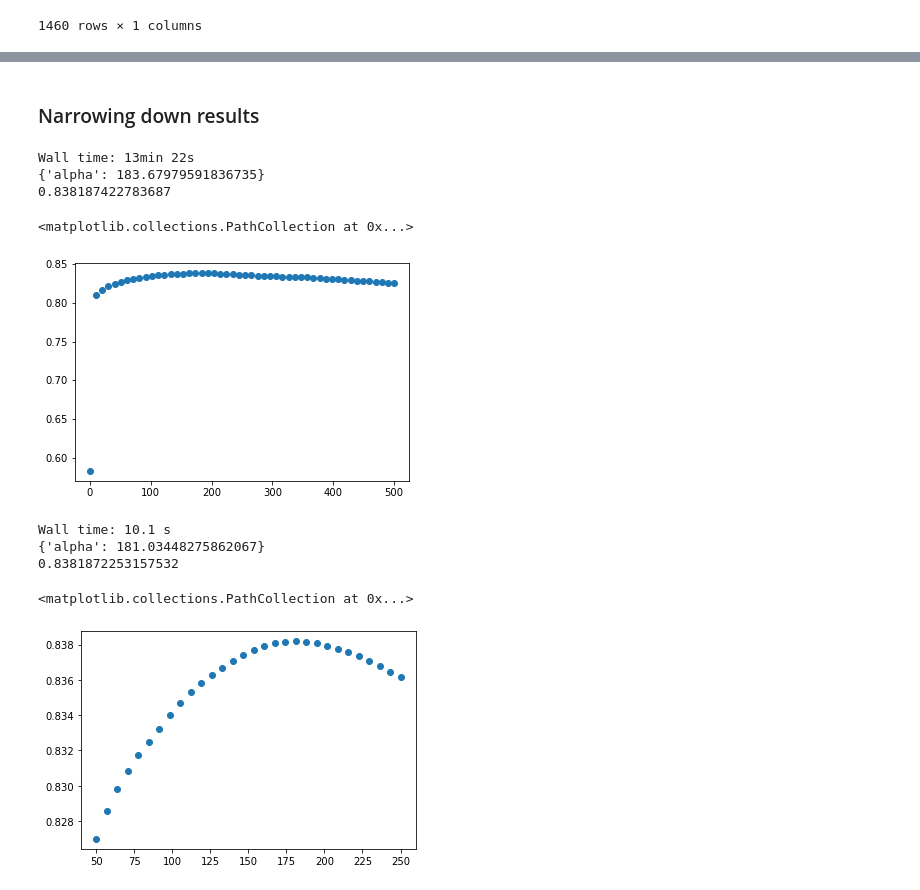
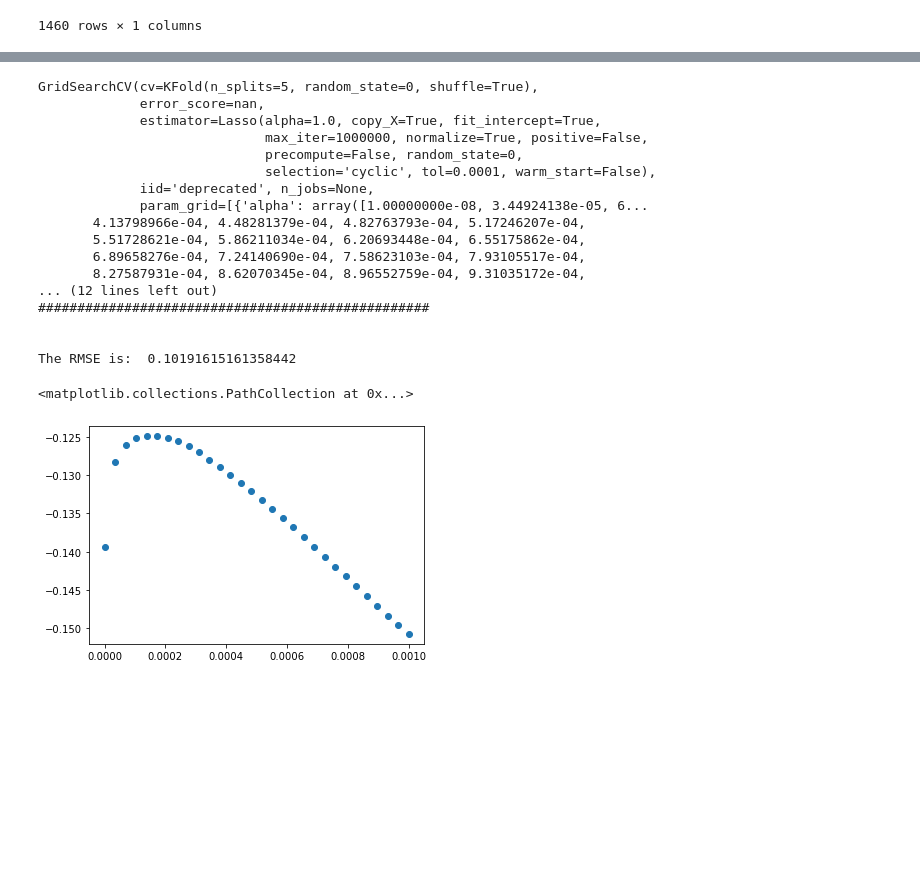
Before and after one commit to tdchoi7/ML_Project_Self, a Jupyter notebook: ML_HousingPrice_ModelTraining_Predicting.ipynb, the cells around one changed output, grey strips where cells are left out. Drawn from its saved outputs; the diff is of its cells as text; code cells hidden in the pictures; blank space fills up the shorter version.

Commit message:
1st attempt at lasso

```diff
--- a/ML_HousingPrice_ModelTraining_Predicting.ipynb
+++ b/ML_HousingPrice_ModelTraining_Predicting.ipynb
@@ -122,0 +88,4 @@ hp_saleprice
+# %%
+xtrain, xtest, ytrain, ytest = ms.train_test_split(hp_linear_fullyimputed, hp_logsaleprice, test_size=0.2, random_state=0)
+# %%
+ytrain = ytrain.values.flatten()
@@ -123,7 +94,7 @@ hp_saleprice
 # %%
-hp_sp_flat = hp_saleprice.values.flatten()
+lasso = Lasso(random_state=0, max_iter=1000000, normalize=True)
 
-lasso = Lasso(random_state=0, max_iter=1000000)
+# n_folds_lin = ms.StratifiedKFold(n_splits=5, random_state=0, shuffle=True)
 
-n_folds_lin = ms.StratifiedKFold(n_splits=5, random_state=0, shuffle=True)
+n_folds_lin = ms.KFold(n_splits=5, random_state=0, shuffle=True)
 # %%
@@ -147,38 +147,47 @@ Wall time: 2min 29s
-# %% [markdown]
-### Narrowing down results
 # %%
-alphas = np.linspace(1e-2, 500, 50)
+alphas = np.linspace(1e-8, 1e-3, 30)
 
 gparam_lasso = [{'alpha': alphas}]
 
-gs_lasso = GridSearchCV(lasso, gparam_lasso, cv=n_folds_lin)
-%time gs_lasso.fit(hp_linear_fullyimputed, hp_sp_flat)
+gs_lasso = GridSearchCV(lasso, gparam_lasso, cv=n_folds_lin, scoring='neg_root_mean_squared_error', return_train_score=True)
 
-print(gs_lasso.best_params_)
-print(gs_lasso.best_score_)
+print(gs_lasso.fit(xtrain, ytrain))
+
+print('#'*50)
+print('\n')
+
+print('Currently, the best parameters are: ', gs_lasso.best_params_)
+
+print('where the alpha is: ', gs_lasso.best_params_['alpha'])
+
+print('#'*50)
+print('\n')
+
+print('The best score is: ', gs_lasso.best_estimator_.score(xtrain, ytrain))
+
+print('#'*50)
+print('\n')
+
+print('The RMSE is: ', rmse(gs_lasso, ytrain, xtrain))
 
 plt.scatter(gs_lasso.cv_results_['param_alpha'], gs_lasso.cv_results_['mean_test_score'])
 # %% [output]
-Wall time: 13min 22s
-{'alpha': 183.67979591836735}
-0.838187422783687
+GridSearchCV(cv=KFold(n_splits=5, random_state=0, shuffle=True),
+             error_score=nan,
+             estimator=Lasso(alpha=1.0, copy_X=True, fit_intercept=True,
+                             max_iter=1000000, normalize=True, positive=False,
+                             precompute=False, random_state=0,
+                             selection='cyclic', tol=0.0001, warm_start=False),
+             iid='deprecated', n_jobs=None,
+             param_grid=[{'alpha': array([1.00000000e-08, 3.44924138e-05, 6...
+       4.13798966e-04, 4.48281379e-04, 4.82763793e-04, 5.17246207e-04,
+       5.51728621e-04, 5.86211034e-04, 6.20693448e-04, 6.55175862e-04,
+       6.89658276e-04, 7.24140690e-04, 7.58623103e-04, 7.93105517e-04,
+       8.27587931e-04, 8.62070345e-04, 8.96552759e-04, 9.31035172e-04,
+... (12 lines left out)
+##################################################
+
+
+The RMSE is:  0.10191615161358442
 <matplotlib.collections.PathCollection at 0x...>
-[figure, old version]
+[figure, new version]
-# %%
-alphas = np.linspace(50, 250, 30)
-
-gparam_lasso = [{'alpha': alphas}]
-
-gs_lasso = GridSearchCV(lasso, gparam_lasso, cv=n_folds_lin)
-%time gs_lasso.fit(hp_linear_fullyimputed, hp_sp_flat)
-
-print(gs_lasso.best_params_)
-print(gs_lasso.best_score_)
-
-plt.scatter(gs_lasso.cv_results_['param_alpha'], gs_lasso.cv_results_['mean_test_score'])
-# %% [output]
-Wall time: 10.1 s
-{'alpha': 181.03448275862067}
-0.8381872253157532
-<matplotlib.collections.PathCollection at 0x...>
-[figure, removed]
```
Also changed, not shown: parts of 15 cells of this notebook, 3 other files.
